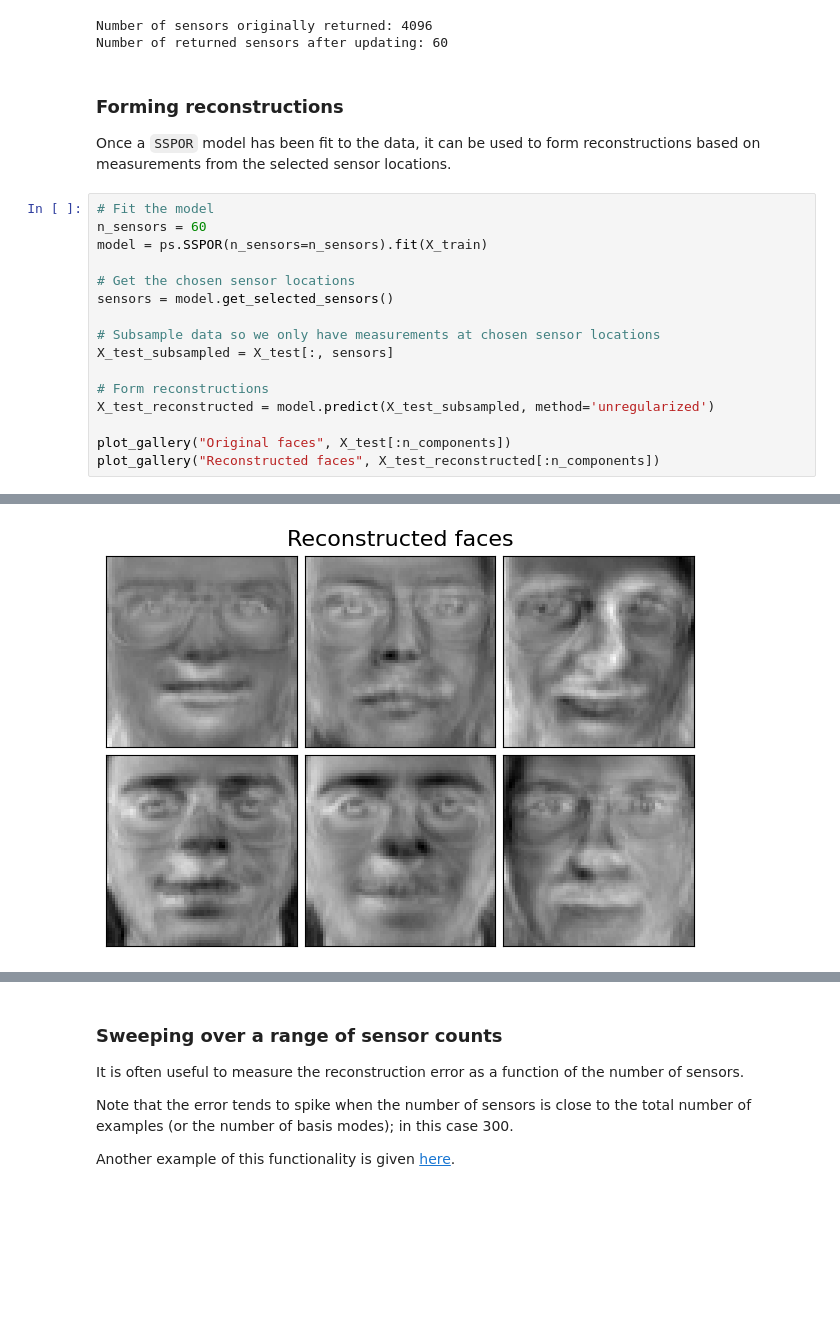
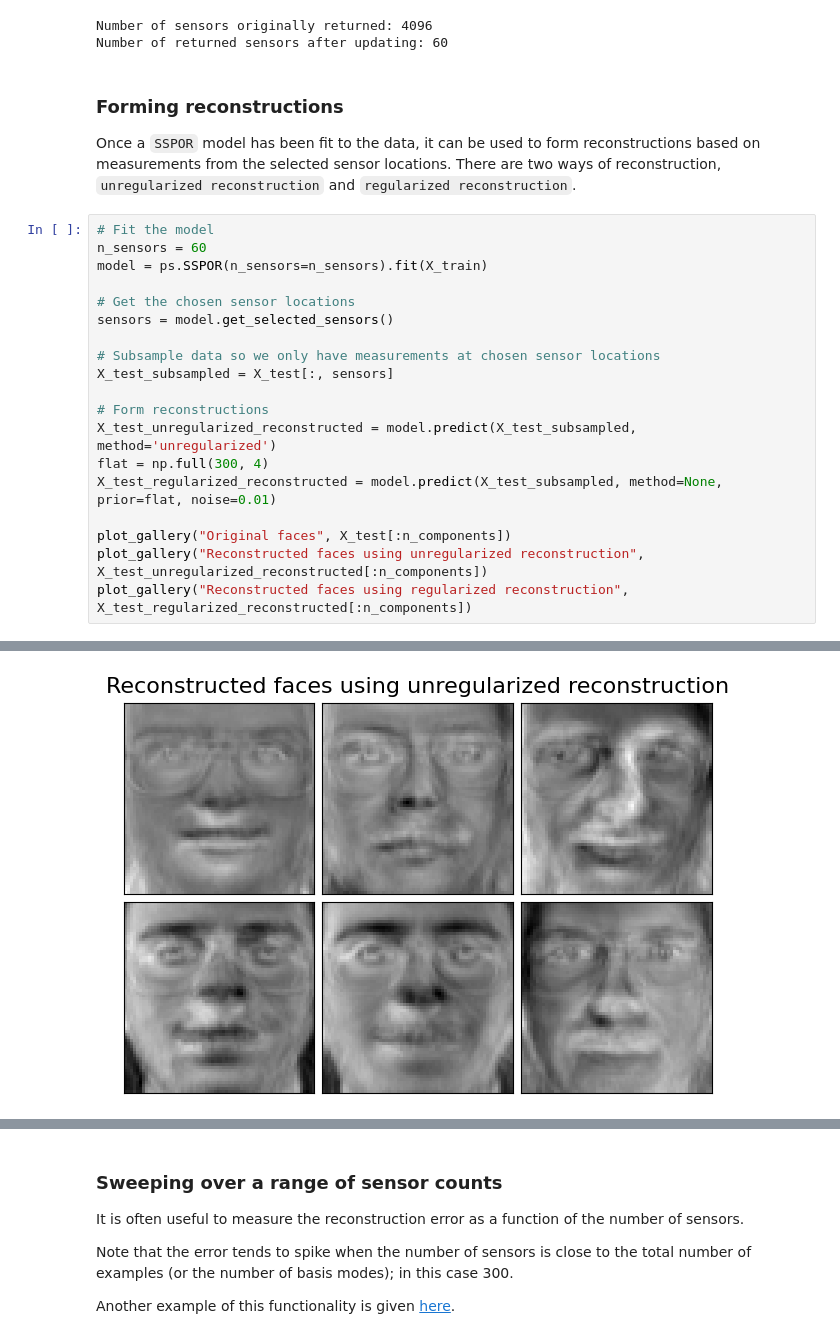
Before and after one commit to dynamicslab/pysensors, a Jupyter notebook: examples/pysensors_overview.ipynb, the cells around one changed output, grey strips where cells are left out. Cells and saved outputs as stored; diff of their text form; blank space fills up the shorter version.

```diff
--- a/examples/pysensors_overview.ipynb
+++ b/examples/pysensors_overview.ipynb
@@ -115,23 +115,26 @@ Number of sensors originally returned: 4096
 Number of returned sensors after updating: 60
 # %% [markdown]
 ### Forming reconstructions
-Once a `SSPOR` model has been fit to the data, it can be used to form reconstructions based on measurements from the selected sensor locations.
+Once a `SSPOR` model has been fit to the data, it can be used to form reconstructions based on measurements from the selected sensor locations. There are two ways of reconstruction, `unregularized reconstruction` and `regularized reconstruction`.
 # %%
 # Fit the model
 n_sensors = 60
 model = ps.SSPOR(n_sensors=n_sensors).fit(X_train)
 
 # Get the chosen sensor locations
 sensors = model.get_selected_sensors()
 
 # Subsample data so we only have measurements at chosen sensor locations
 X_test_subsampled = X_test[:, sensors]
 
 # Form reconstructions
-X_test_reconstructed = model.predict(X_test_subsampled, method='unregularized')
+X_test_unregularized_reconstructed = model.predict(X_test_subsampled, method='unregularized')
+flat = np.full(300, 4)
+X_test_regularized_reconstructed = model.predict(X_test_subsampled, method=None, prior=flat, noise=0.01)
 
 plot_gallery("Original faces", X_test[:n_components])
-plot_gallery("Reconstructed faces", X_test_reconstructed[:n_components])
+plot_gallery("Reconstructed faces using unregularized reconstruction", X_test_unregularized_reconstructed[:n_components])
+plot_gallery("Reconstructed faces using regularized reconstruction", X_test_regularized_reconstructed[:n_components])
 # %% [output]
 [figure]
-[figure, old version]
+[figure, new version]
```
Also changed, not shown: parts of 14 cells of this notebook.
